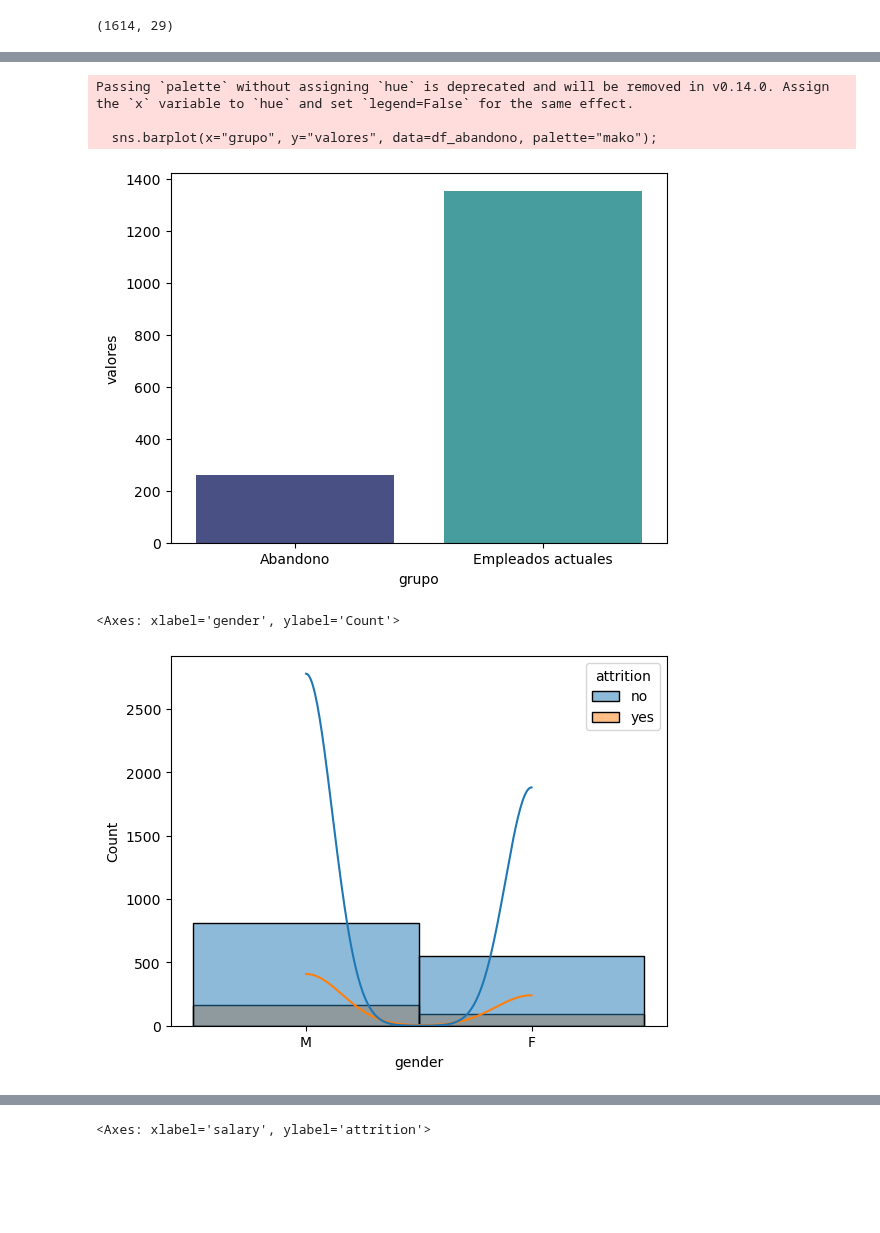
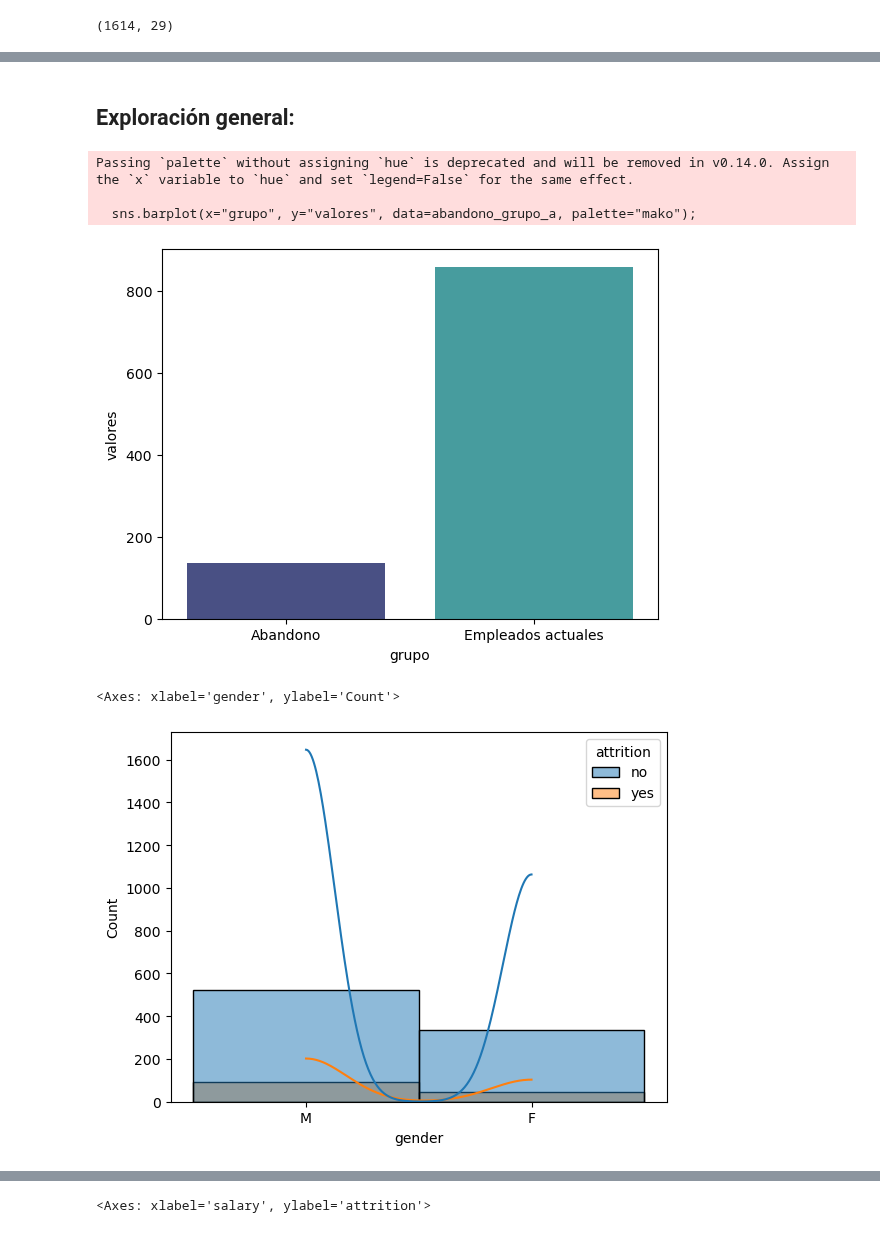
Before and after one commit to ArianaPapantonio/Final_project_module_3, a Jupyter notebook: AB_testing.ipynb, the cells around one changed output, grey strips where cells are left out. Drawn from its saved outputs; the diff is of its cells as text; code cells hidden in the pictures; blank space fills up the shorter version.

```diff
--- a/AB_testing.ipynb
+++ b/AB_testing.ipynb
@@ -35 +53,7 @@ yes     259
 Name: count, dtype: int64
+# %%
+## 1: Chequeamos tasa de abandono de ambos grupos:
+
+abandono_grupo_a = {"grupo": ["Abandono","Empleados actuales"], "valores": [136,859]}
+df_abandono_grupo_a = pd.DataFrame(abandono_grupo_a)
+df_abandono_grupo_a
@@ -44,7 +114,9 @@ df_abandono
+# %% [markdown]
+## Exploración general:
 # %%
-sns.barplot(x="grupo", y="valores", data=df_abandono, palette="mako");
+sns.barplot(x="grupo", y="valores", data=abandono_grupo_a, palette="mako");
 # %% [output]
 Passing `palette` without assigning `hue` is deprecated and will be removed in v0.14.0. Assign the `x` variable to `hue` and set `legend=False` for the same effect.
 
-  sns.barplot(x="grupo", y="valores", data=df_abandono, palette="mako");
+  sns.barplot(x="grupo", y="valores", data=abandono_grupo_a, palette="mako");
-[figure, old version]
+[figure, new version]
@@ -51,9 +125,9 @@ Passing `palette` without assigning `hue` is deprecated and will be removed in v
 # %%
-sns.histplot(data = df, x = "gender", hue = "attrition", kde = True, color= "blue")
-# plt.title("Edad según rotación")
-# plt.xlabel("Edad")
+sns.histplot(data = grupo_a, x = "gender", hue = "attrition", kde = True, color= "blue")
+# plt.title("Género según rotación")
+# plt.xlabel("Género")
 # plt.ylabel("Frecuencia")
 # %% [output]
 <Axes: xlabel='gender', ylabel='Count'>
-[figure, old version]
+[figure, new version]
 # %%
```
Also changed, not shown: parts of 18 cells of this notebook, 1 other file.
